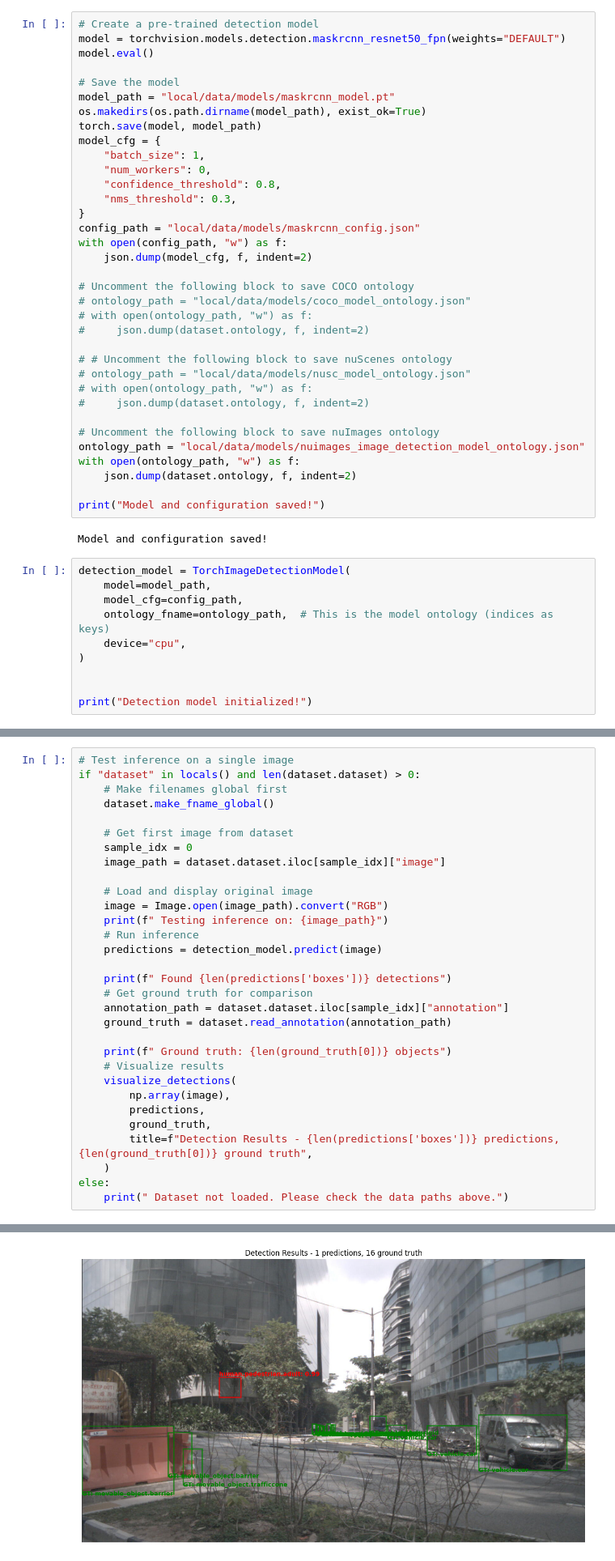
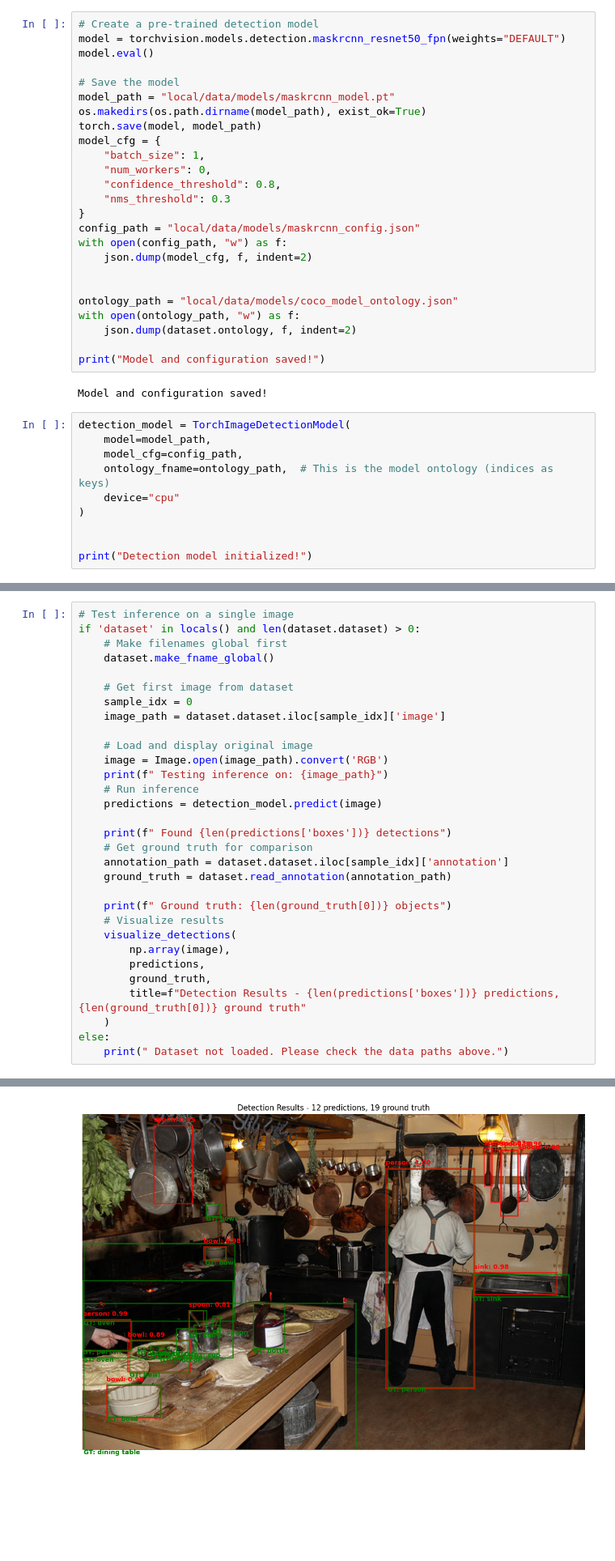
Before and after one commit to JdeRobot/PerceptionMetrics, a Jupyter notebook: examples/tutorial_image_detection.ipynb, the cells around one changed output, grey strips where cells are left out. Shown at 81% size. Saved outputs shown, nothing was run; the diff lists cells and outputs as text; blank space fills up the shorter version.

```diff
--- a/examples/tutorial_image_detection.ipynb
+++ b/examples/tutorial_image_detection.ipynb
@@ -99,24 +62,14 @@ model_cfg = {
     "batch_size": 1,
     "num_workers": 0,
     "confidence_threshold": 0.8,
-    "nms_threshold": 0.3,
+    "nms_threshold": 0.3
 }
 config_path = "local/data/models/maskrcnn_config.json"
 with open(config_path, "w") as f:
     json.dump(model_cfg, f, indent=2)
 
-# Uncomment the following block to save COCO ontology
-# ontology_path = "local/data/models/coco_model_ontology.json"
-# with open(ontology_path, "w") as f:
-#     json.dump(dataset.ontology, f, indent=2)
 
-# # Uncomment the following block to save nuScenes ontology
-# ontology_path = "local/data/models/nusc_model_ontology.json"
-# with open(ontology_path, "w") as f:
-#     json.dump(dataset.ontology, f, indent=2)
-
-# Uncomment the following block to save nuImages ontology
-ontology_path = "local/data/models/nuimages_image_detection_model_ontology.json"
+ontology_path = "local/data/models/coco_model_ontology.json"
 with open(ontology_path, "w") as f:
     json.dump(dataset.ontology, f, indent=2)
 
@@ -128,7 +81,7 @@ detection_model = TorchImageDetectionModel(
     model=model_path,
     model_cfg=config_path,
     ontology_fname=ontology_path,  # This is the model ontology (indices as keys)
-    device="cpu",
+    device="cpu"
 )
 
 
@@ -227,23 +155,23 @@ def visualize_detections(
     plt.show()
 # %%
 # Test inference on a single image
-if "dataset" in locals() and len(dataset.dataset) > 0:
+if 'dataset' in locals() and len(dataset.dataset) > 0:
     # Make filenames global first
     dataset.make_fname_global()
 
     # Get first image from dataset
     sample_idx = 0
-    image_path = dataset.dataset.iloc[sample_idx]["image"]
+    image_path = dataset.dataset.iloc[sample_idx]['image']
 
     # Load and display original image
-    image = Image.open(image_path).convert("RGB")
+    image = Image.open(image_path).convert('RGB')
     print(f" Testing inference on: {image_path}")
     # Run inference
     predictions = detection_model.predict(image)
 
     print(f" Found {len(predictions['boxes'])} detections")
     # Get ground truth for comparison
-    annotation_path = dataset.dataset.iloc[sample_idx]["annotation"]
+    annotation_path = dataset.dataset.iloc[sample_idx]['annotation']
     ground_truth = dataset.read_annotation(annotation_path)
 
     print(f" Ground truth: {len(ground_truth[0])} objects")
@@ -252,7 +180,7 @@ if "dataset" in locals() and len(dataset.dataset) > 0:
         np.array(image),
         predictions,
         ground_truth,
-        title=f"Detection Results - {len(predictions['boxes'])} predictions, {len(ground_truth[0])} ground truth",
+        title=f"Detection Results - {len(predictions['boxes'])} predictions, {len(ground_truth[0])} ground truth"
     )
 else:
     print(" Dataset not loaded. Please check the data paths above.")
@@ -263,4 +191,4 @@ else:
-[figure, old version]
+[figure, new version]
 # %%
 # Run evaluation on a subset of the dataset
 # For demonstration, we'll use a small subset
```
Also changed, not shown: parts of 8 cells of this notebook, 50 other files.
